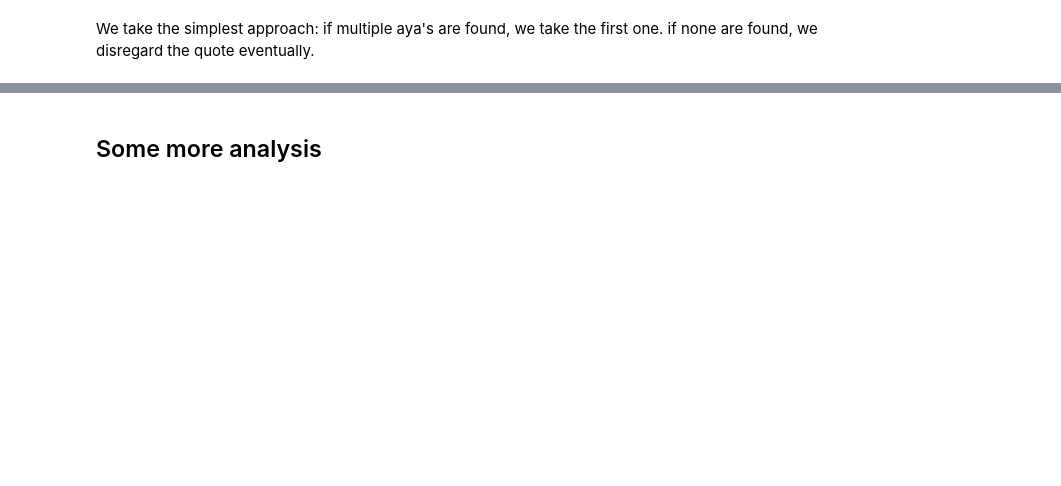
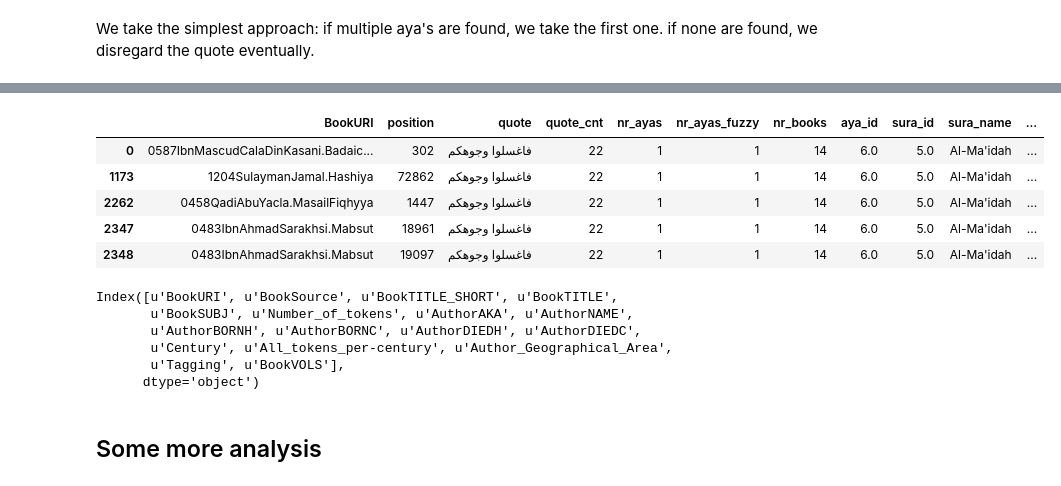
Before and after one commit to arabic-digital-humanities/adhtools, a Jupyter notebook: notebooks/Quran_quotes.ipynb, the cells around one changed output, grey strips where cells are left out. Drawn from its saved outputs; the diff is of its cells as text; code cells hidden in the pictures; blank space fills up the shorter version.

```diff
--- a/notebooks/Quran_quotes.ipynb
+++ b/notebooks/Quran_quotes.ipynb
@@ -141,4 +216,13 @@ q_df.head()
 # %%
 # We merge the literal quotes with the information on the aya's
 links_merged = df.merge(q_df[q_df['nr_ayas']>0], left_on='quote', right_index=True, suffixes=('', '_cnt'))
+# %%
+links_merged.head()
+# %% [output]
+|  | BookURI | position | quote | quote_cnt | nr_ayas | nr_ayas_fuzzy | nr_books | aya_id | sura_id | sura_name | ... |
+| 0 | 0587IbnMascudCalaDinKasani.Badaic... | 302 | فاغسلوا وجوهكم | 22 | 1 | 1 | 14 | 6.0 | 5.0 | Al-Ma'idah | ... |
+| 1173 | 1204SulaymanJamal.Hashiya | 72862 | فاغسلوا وجوهكم | 22 | 1 | 1 | 14 | 6.0 | 5.0 | Al-Ma'idah | ... |
+| 2262 | 0458QadiAbuYacla.MasailFiqhyya | 1447 | فاغسلوا وجوهكم | 22 | 1 | 1 | 14 | 6.0 | 5.0 | Al-Ma'idah | ... |
+| 2347 | 0483IbnAhmadSarakhsi.Mabsut | 18961 | فاغسلوا وجوهكم | 22 | 1 | 1 | 14 | 6.0 | 5.0 | Al-Ma'idah | ... |
+| 2348 | 0483IbnAhmadSarakhsi.Mabsut | 19097 | فاغسلوا وجوهكم | 22 | 1 | 1 | 14 | 6.0 | 5.0 | Al-Ma'idah | ... |
 # %%
@@ -147,0 +235,9 @@ links.columns = ['Source', 'Target', 'Weight']
+# %%
+metadata.columns
+# %% [output]
+Index([u'BookURI', u'BookSource', u'BookTITLE_SHORT', u'BookTITLE',
+       u'BookSUBJ', u'Number_of_tokens', u'AuthorAKA', u'AuthorNAME',
+       u'AuthorBORNH', u'AuthorBORNC', u'AuthorDIEDH', u'AuthorDIEDC',
+       u'Century', u'All_tokens_per-century', u'Author_Geographical_Area',
+       u'Tagging', u'BookVOLS'],
+      dtype='object')
```
Also changed, not shown: parts of 23 cells of this notebook, 1 other file.
